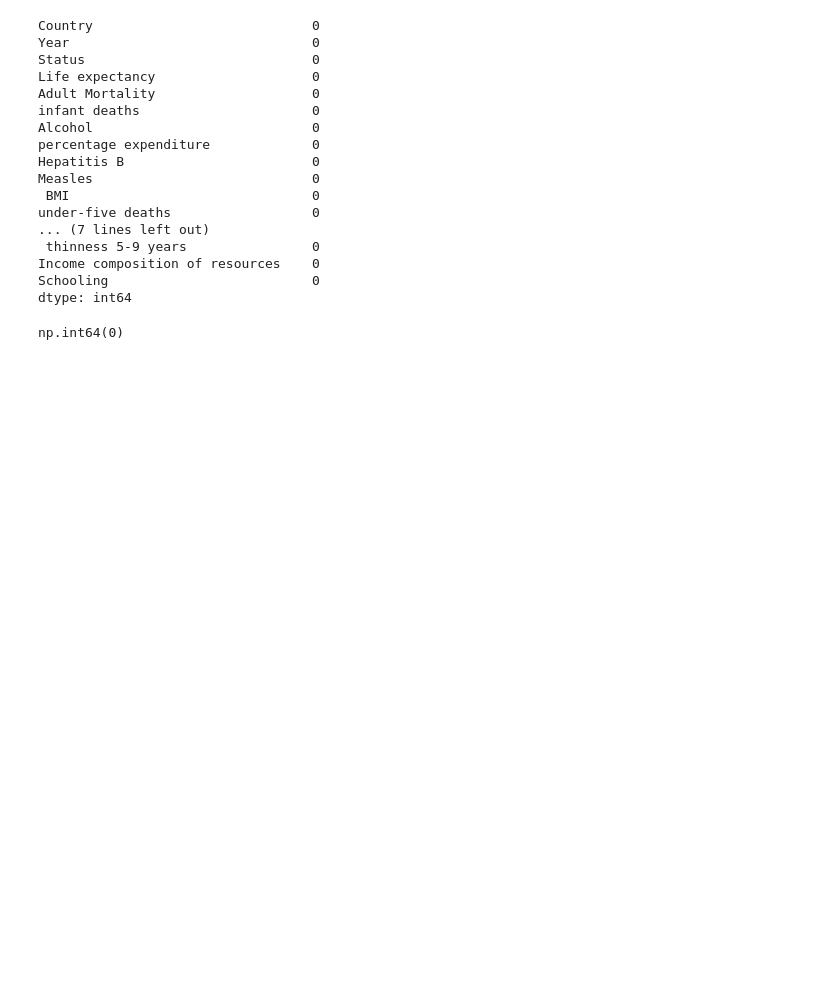
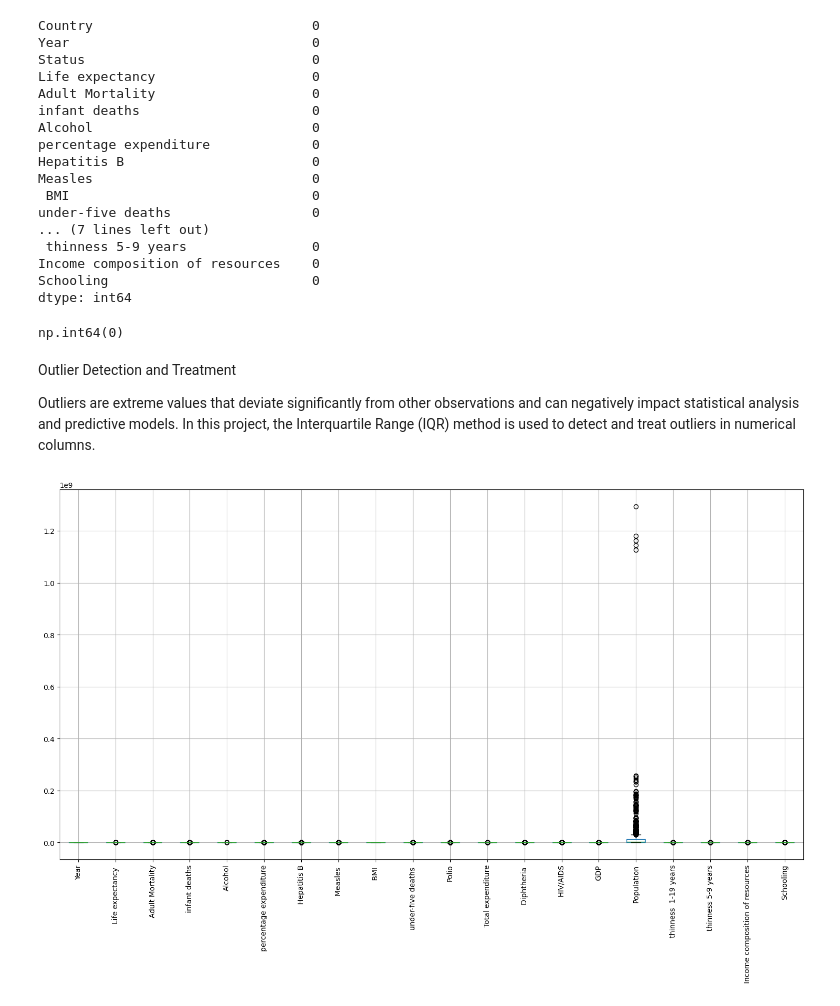
Before and after one commit to VanshSoni-rgb/Life-Expectancy-Analysis, a Jupyter notebook: notebooks/data_cleaning.ipynb, the cells around one changed output. Cells and saved outputs as stored; diff of their text form; code cells hidden in the pictures; blank space fills up the shorter version.

Commit message:
Detect and treat outliers using IQR method
Performed IQR-based outlier detection and treatment on numerical features and updated the cleaned dataset.

```diff
--- a/notebooks/data_cleaning.ipynb
+++ b/notebooks/data_cleaning.ipynb
@@ -109,3 +109,19 @@ df.duplicated().sum()
 np.int64(0)
 # %%
 df.to_csv('../data/life_expectancy_cleaned.csv', index=False)
+# %% [markdown]
+Outlier Detection and Treatment
+
+Outliers are extreme values that deviate significantly from other observations and can negatively impact statistical analysis and predictive models. In this project, the Interquartile Range (IQR) method is used to detect and treat outliers in numerical columns.
+# %%
+import matplotlib.pyplot as plt
+import seaborn as sns
+
+num_cols = df.select_dtypes(include=['float64', 'int64']).columns
+
+plt.figure(figsize=(15, 10))
+df[num_cols].boxplot(rot=90)
+plt.tight_layout()
+plt.show()
+# %% [output]
+[figure, added]
```
Also changed, not shown: parts of 3 cells of this notebook.
